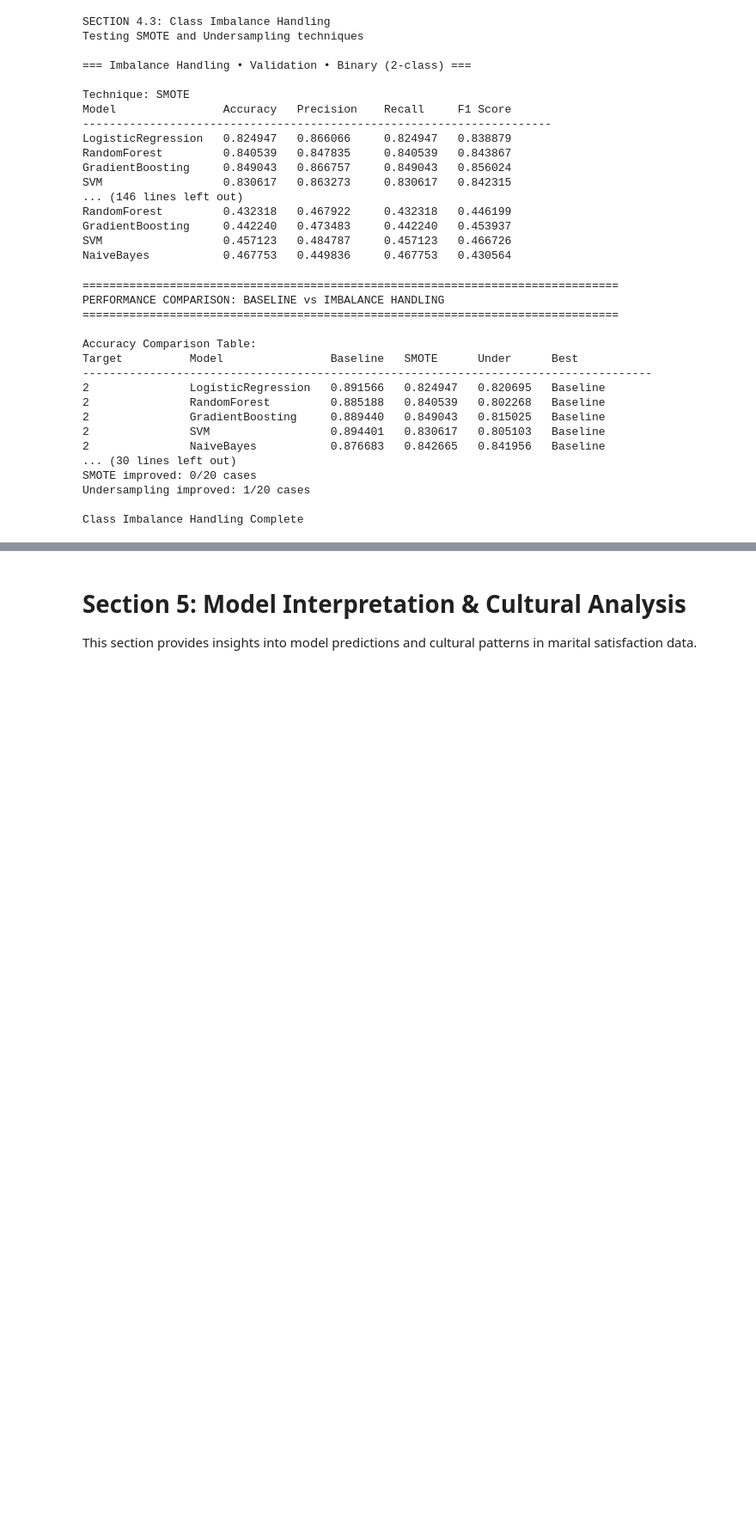
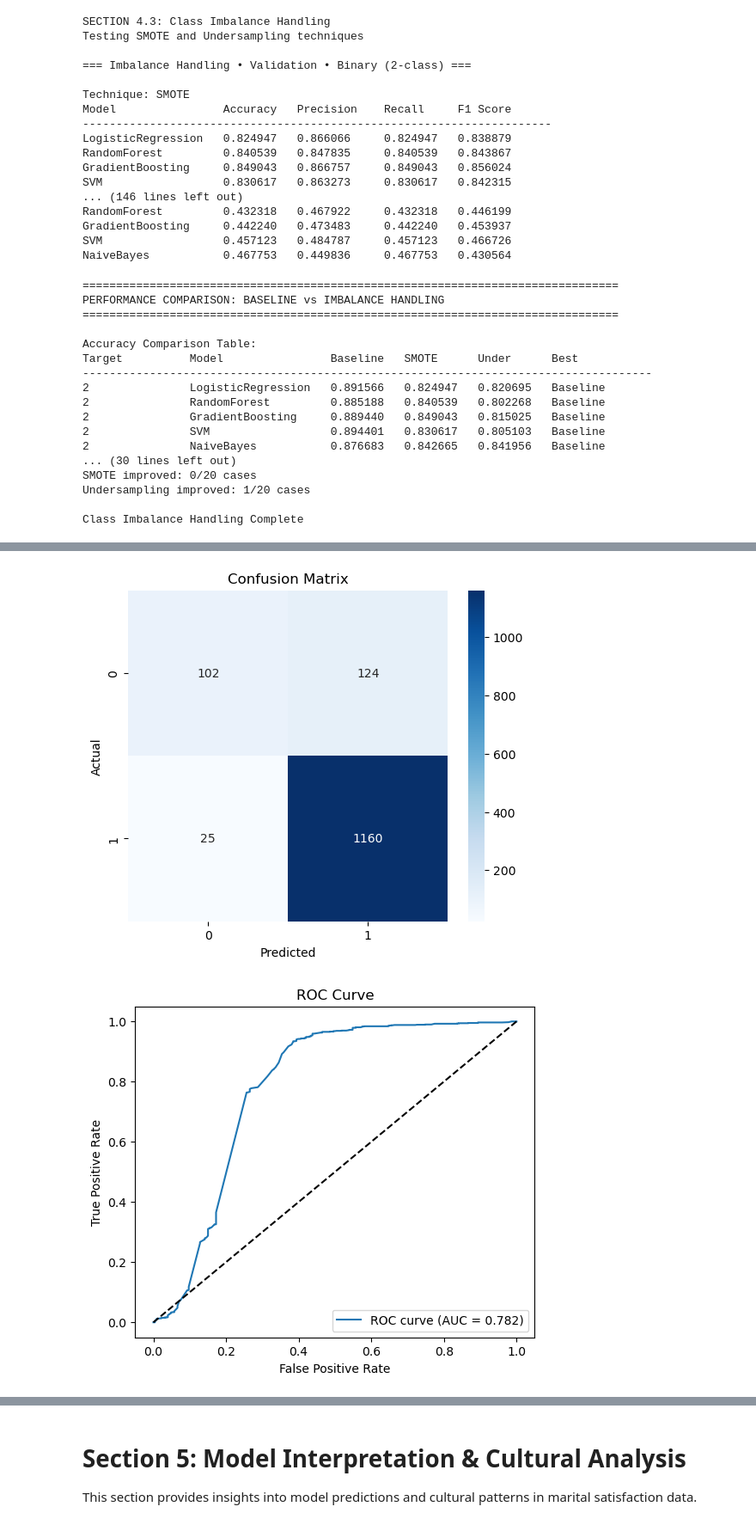
Before and after one commit to kz0814/CDS6314-Marital-Satisfaction-Mining, a Jupyter notebook: project.ipynb, the cells around one changed output, grey strips where cells are left out. Shown at 86% size. Drawn from its saved outputs; the diff is of its cells as text; code cells hidden in the pictures; blank space fills up the shorter version.

```diff
--- a/project.ipynb
+++ b/project.ipynb
@@ -1627,0 +1610,77 @@ Hyperparameter tuning complete
+# %%
+# =============================================================================
+# SECTION 4.5: MODEL EVALUATION
+# =============================================================================
+
+from sklearn.metrics import classification_report, confusion_matrix, roc_curve, auc
+from sklearn.model_selection import cross_val_score
+import matplotlib.pyplot as plt
+import seaborn as sns
+
+# Use best model from previous analysis: results from Section 4.4
+best_features = feature_sets['Top_5']
+X = df_engineered[best_features]
+y = targets['target_2class']
+
+# Train/test split (same as Section 4.4)
+X_train, X_test, y_train, y_test = train_test_split(X, y, test_size=TEST_SIZE,
+                                                    random_state=RANDOM_STATE, stratify=y)
+
+# Train best model (from hyperparameter tuning results)
+best_model_name = best_result['Model']
+best_params = best_result['Best_Params']
+
+# Create and train the final model with best parameters
+if best_model_name == 'SVM':
+    final_model = SVC(C=best_params['C'], gamma=best_params['gamma'],
+                      random_state=RANDOM_STATE, probability=True)
+elif best_model_name == 'LogisticRegression':
+    final_model = LogisticRegression(C=best_params['C'], max_iter=best_params['max_iter'],
+                                     random_state=RANDOM_STATE)
+elif best_model_name == 'RandomForest':
+    final_model = RandomForestClassifier(n_estimators=best_params['n_estimators'],
+                                         max_depth=best_params['max_depth'],
+                                         random_state=RANDOM_STATE)
+elif best_model_name == 'GradientBoosting':
+    final_model = GradientBoostingClassifier(n_estimators=best_params['n_estimators'],
+                                             learning_rate=best_params['learning_rate'],
+                                             random_state=RANDOM_STATE)
+else:  # NaiveBayes
+    final_model = GaussianNB(var_smoothing=best_params['alpha'])
+
+final_model.fit(X_train, y_train)
+y_pred = final_model.predict(X_test)
+
+# Classification report
+print("Classification Report:")
+print(classification_report(y_test, y_pred))
+
+# Confusion matrix
+cm = confusion_matrix(y_test, y_pred)
+plt.figure(figsize=(6, 5))
+sns.heatmap(cm, annot=True, fmt='d', cmap='Blues')
+plt.title('Confusion Matrix')
+plt.xlabel('Predicted')
+plt.ylabel('Actual')
+plt.show()
+
+# ROC curve for binary classification
+if hasattr(final_model, 'predict_proba'):
+    y_proba = final_model.predict_proba(X_test)[:, 1]
+    fpr, tpr, thresholds = roc_curve(y_test, y_proba)
+    roc_auc = auc(fpr, tpr)
+
+    plt.figure(figsize=(6, 5))
+    plt.plot(fpr, tpr, label=f'ROC curve (AUC = {roc_auc:.3f})')
+    plt.plot([0, 1], [0, 1], 'k--')
+    plt.xlabel('False Positive Rate')
+    plt.ylabel('True Positive Rate')
+    plt.title('ROC Curve')
+    plt.legend()
+    plt.show()
+
+# Cross-validation scores
+cv_scores = cross_val_score(final_model, X, y, cv=CV_FOLDS, scoring='accuracy')
+print(f"Cross-Validation Accuracy: {cv_scores.mean():.4f} (+/- {cv_scores.std() * 2:.4f})")
+print(f"Individual CV scores: {cv_scores}")
+# %% [output]
@@ -1627,0 +1696,2 @@ Hyperparameter tuning complete
+[figure, added]
+[figure, added]
```
Also changed, not shown: parts of 21 cells of this notebook.
